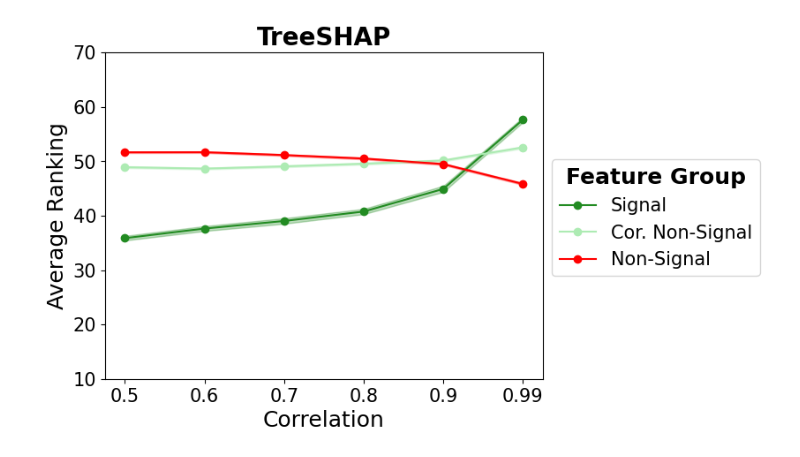
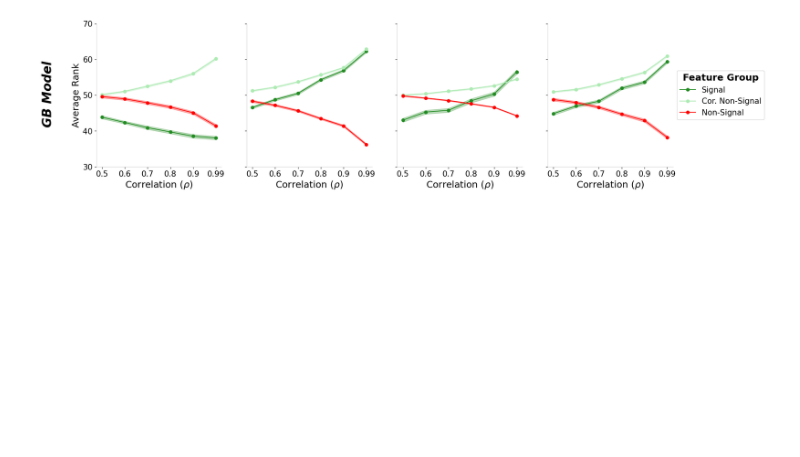
Before and after one commit to Yu-Group/imodels-experiments, a Jupyter notebook: feature_importance/correlation-bias/correlation.ipynb, the cells around one changed output. Drawn from its saved outputs; the diff is of its cells as text; code cells hidden in the pictures; blank space fills up the shorter version.

```diff
--- a/feature_importance/correlation-bias/correlation.ipynb
+++ b/feature_importance/correlation-bias/correlation.ipynb
@@ -57,46 +177,65 @@ for method in methods:
 # %%
-viz_methods = ['shap', 'nonl2_ranking', 'mdi']
-titles = {'shap': 'TreeSHAP', 'nonl2_ranking': 'LMDI+', 'mdi': 'MDI'}
+# viz_methods = ['shap', 'nonl2_ranking', 'mdi']
+titles = {'shap': 'TreeSHAP', 'lime': 'LIME', 'lmdi_baseline': 'LoTLA',
+          'elastic_nonnormed_nosquared_rank': 'LoTLA+'}
+gb_plots = []
 for pve_idx in range(len(pves)):
-    for method in viz_methods:
+    print("--------------------------")
+    fig, axs = plt.subplots(1, len(lfi_methods), sharey=True, figsize=(20, 5))
+    if pves[pve_idx] == 0.1:
+        plt.ylim(30, 70)
+    else:
+        plt.ylim(10, 70)
+    for method_idx in range(len(lfi_methods)):
         # plot results, where each group is a separate line on the plot
-        plt.plot(mean_results[method]['sig'][pve_idx, :], marker = "o",
+        plt.rcParams['axes.labelsize'] = 30
+        plt.rcParams['xtick.labelsize'] = 10
+        plt.rcParams['ytick.labelsize'] = 12
+        plt.rcParams['axes.spines.right'] = False
+        plt.rcParams['axes.spines.top'] = False
+        plt.rcParams['axes.edgecolor'] = 'lightgrey'
+        axs[method_idx].plot(gb_mean_results[lfi_methods[method_idx]]['sig'][pve_idx, :], marker = "o",
                  label="Signal", color='forestgreen')
-        plt.fill_between(range(len(rhos)),
-                         mean_results[method]['sig'][pve_idx, :] - \
-                             sd_results[method]['sig'][pve_idx, :],
-                             mean_results[method]['sig'][pve_idx, :] + \
-                                 sd_results[method]['sig'][pve_idx, :],
+        axs[method_idx].fill_between(range(len(rhos)),
+                         gb_mean_results[lfi_methods[method_idx]]['sig'][pve_idx, :] - \
+                             gb_sd_results[lfi_methods[method_idx]]['sig'][pve_idx, :],
+                             gb_mean_results[lfi_methods[method_idx]]['sig'][pve_idx, :] + \
+                                 gb_sd_results[lfi_methods[method_idx]]['sig'][pve_idx, :],
                                  color='forestgreen', alpha=0.3)
-        plt.plot(mean_results[method]['c_nsig'][pve_idx, :], marker = "o",
+        axs[method_idx].plot(gb_mean_results[lfi_methods[method_idx]]['c_nsig'][pve_idx, :], marker = "o",
                  label="Cor. Non-Signal", color='#ADEBB3')
-        plt.fill_between(range(len(rhos)),
-                         mean_results[method]['c_nsig'][pve_idx, :] - \
-                             sd_results[method]['c_nsig'][pve_idx, :],
-                             mean_results[method]['c_nsig'][pve_idx, :] + \
-                                 sd_results[method]['c_nsig'][pve_idx, :],
+        axs[method_idx].fill_between(range(len(rhos)),
+                         gb_mean_results[lfi_methods[method_idx]]['c_nsig'][pve_idx, :] - \
+                             gb_sd_results[lfi_methods[method_idx]]['c_nsig'][pve_idx, :],
+                             gb_mean_results[lfi_methods[method_idx]]['c_nsig'][pve_idx, :] + \
+                                 gb_sd_results[lfi_methods[method_idx]]['c_nsig'][pve_idx, :],
                                  color='#ADEBB3', alpha=0.3)
-        plt.plot(mean_results[method]['nsig'][pve_idx, :], marker = "o",
+        axs[method_idx].plot(gb_mean_results[lfi_methods[method_idx]]['nsig'][pve_idx, :], marker = "o",
                  label="Non-Signal", color='red')
-        plt.fill_between(range(len(rhos)),
-                         mean_results[method]['nsig'][pve_idx, :] - \
-                             sd_results[method]['nsig'][pve_idx, :],
-                             mean_results[method]['nsig'][pve_idx, :] + \
-                                 sd_results[method]['nsig'][pve_idx, :],
+        axs[method_idx].fill_between(range(len(rhos)),
+                         gb_mean_results[lfi_methods[method_idx]]['nsig'][pve_idx, :] - \
+                             gb_sd_results[lfi_methods[method_idx]]['nsig'][pve_idx, :],
+                             gb_mean_results[lfi_methods[method_idx]]['nsig'][pve_idx, :] + \
+                                 gb_sd_results[lfi_methods[method_idx]]['nsig'][pve_idx, :],
                                  color = 'red', alpha=0.3)
+        axs[method_idx].set_xlabel(r'Correlation ($\rho$)', fontsize=18)
         # x-axis ticks should be rho values
-        plt.xticks(range(len(rhos)), rhos)
-        plt.xlabel("Correlation", fontsize=18)
+        axs[method_idx].set_xticks(range(len(rhos)), rhos)
         # make xaxis label big
-        plt.tick_params(axis='both', labelsize=15)
+        axs[method_idx].tick_params(axis='both', labelsize=15)
         # y-axis label should be Average Ranking
-        plt.ylabel("Average Ranking", fontsize=18)
-        plt.title(titles[method], fontsize=20, fontweight='bold')
-        # set y-axis limits from 15-70
-        plt.ylim(10, 70)
-        # put legend to the right of the plot
-        # plt.legend()
-        title_font_properties = font_manager.FontProperties(weight='bold', size=18)
-        plt.legend(title = "Feature Group", loc = "upper left", bbox_to_anchor=(1,0.7), fontsize=15, title_fontproperties = title_font_properties)
-        plt.show()
+        if pves[pve_idx] == 0.1:
+            axs[method_idx].set_yticks([30, 40, 50, 60, 70])
+        else:
+            axs[method_idx].set_yticks([10, 20, 30, 40, 50, 60, 70])
+        if method_idx == 0:
+            axs[method_idx].set_ylabel("Average Rank", fontsize=18)
+        # axs[method_idx].set_title(titles[lfi_methods[method_idx]], fontsize=20, fontweight='bold')
+        # set title to blank because it is in RF Model plot
+        axs[method_idx].set_title("")
+    title_font_properties = font_manager.FontProperties(weight='bold', size=18)
+    plt.legend(title = "Feature Group", loc = "upper left", bbox_to_anchor=(1,0.7), fontsize=15, title_fontproperties = title_font_properties)
+    fig.text(0.06, 0.5, "GB Model", ha='center', va='center', rotation=90, fontsize=24, fontstyle='italic', fontweight='bold')
+    gb_plots.append(plt.gcf())
+    plt.show()
 # %% [output]
@@ -103 +243 @@ for pve_idx in range(len(pves)):
-[figure, old version]
+[figure, new version]
```
Also changed, not shown: parts of 4 cells of this notebook, 6 other files.
